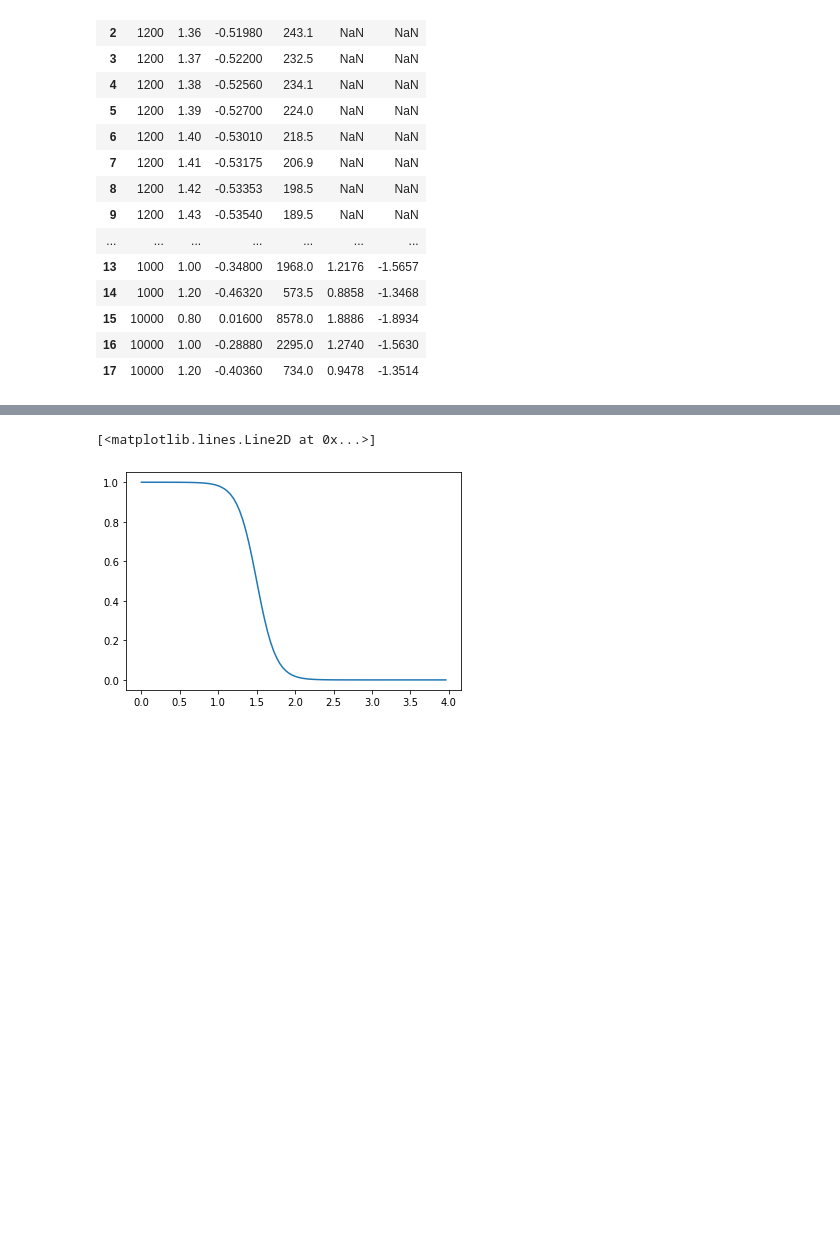
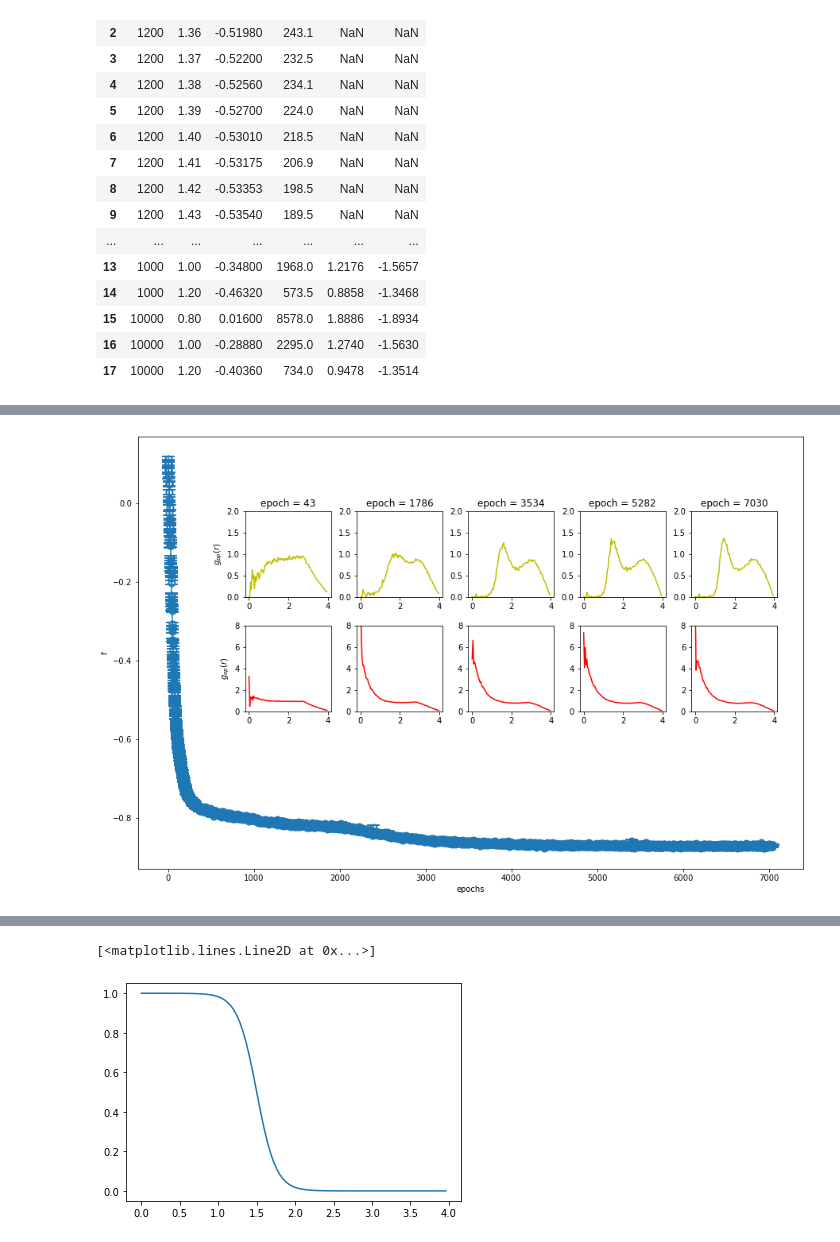
Before and after one commit to fermiflow/hydrogen, a Jupyter notebook: analysis/analysis.ipynb, the cells around one changed output, grey strips where cells are left out. Cells and saved outputs as stored; diff of their text form; code cells hidden in the pictures; blank space fills up the shorter version.

```diff
--- a/analysis/analysis.ipynb
+++ b/analysis/analysis.ipynb
@@ -201,0 +218,93 @@ ax2.legend()
+# %%
+files = [files[2]]
+# %%
+obs = 'f'
+markers = ['o', 's', 'D', '*', 'x', '^', '<', 'h', '>', 'd', 'X', 'v', 'h', '1']
+colors = ['C0', 'C1','C2', 'C3', 'C4', 'C6', 'C5', 'C7', 'C8', 'C9', 'C10', 'C11', 'C12', 'C13']
+
+
+fig = plt.figure(figsize=(15,10))
+ax = plt.gca()
+for f, marker, color in zip(files, markers, colors):
+    n, dim, rs, T, s, fd, fh1, fh2, wd, wh1, wh2, b, a, lr, decay, eta, maxnorm, Nf, clip, K, w = parse_filename(f)
+
+    print (f)
+    df = pd.read_csv(f, delimiter=r"\s+")
+    label = r'$n=%s,dim=%s,r_s=%s,T=%g,s=%s,fd=%s,fh_1=%s,fh_2=%s,wd=%s,wh_1=%s,wh_2=%s,Nf=%s,K=%s,b=%sx%s,lr=%s,decay=%s,eta=%s,nrm=%s,clip=%s, walkers=%s$'\
+                %(n,dim,rs,T,s,fd,fh1,fh2,wd,wh1,wh2,Nf,K,b,a,lr,decay,eta,maxnorm,clip,w)
+
+    if obs == 'vtot':
+        y = df['vpp'].values + df['vep'].values + df['vee'].values
+        yerr = np.sqrt(df['vpp_err'].values**2 + df['vep_err'].values**2 + df['vee_err'].values**2)
+    elif obs == 'etot':
+        y = df['e'].values + df['vpp'].values
+        yerr = np.sqrt(df['e_err'].values**2 + df['vpp_err'].values**2)
+    elif obs in ['acc_s', 'acc_x']:
+        y = df[obs].values
+        yerr = np.zeros_like(y)
+    else:
+        y, yerr = df[obs].values, df[obs+'_err'].values
+
+    ax.errorbar(df['epoch'].values, y, yerr=yerr,
+                 marker=marker, color=color,markerfacecolor='none',
+                 markeredgewidth=2, ms=8, capsize=8, label=label)
+
+    try:
+        ref_value = ref_df.query('(T==%g) & (rs==%g)'%(T, rs))[obs].values[0]
+        if obs in ['etot', 'k', 'vtot']: ref_value = 2*ref_value
+        plt.axhline(y=ref_value, color='r')
+
+    except KeyError or IndexError:
+        print ('no ref data')
+
+    #if obs == 'p': plt.ylim([100, 400])
+    #if obs in ['f', 'etot', 'e', 'vtot']: plt.ylim([1, 2])
+
+
+    path = os.path.dirname(f)
+    ckpt_files = [os.path.join(path, f) for f in os.listdir(path) if ('pkl' in f)]
+    ckpt_files = natural_sort(ckpt_files)
+    skips = len(ckpt_files)//4
+
+    for offset, ckpt_file in enumerate(ckpt_files[::skips]):
+        if ckpt_file is None: continue
+        print (ckpt_file)
+        data = load_data(ckpt_file)
+        epoch = int(re.search('epoch_([0-9]*).pkl', ckpt_file).group(1))
+
+        s, x = data['s'], data['x']
+
+        n, dim = x.shape[-2], x.shape[-1]
+        s = s.reshape(-1, n, dim)
+        x = x.reshape(-1, n, dim)
+
+        walkersize, batchsize = s.shape[0], x.shape[0]
+        if (walkersize != batchsize):
+            s = jnp.repeat(s, batchsize//walkersize, 0)
+
+
+        #rmesh, gr = get_gr(x, x)
+
+        rmesh, gr = get_gr(s, s)
+        left, bottom, width, height = [0.25+offset*0.13, 0.6, 0.1, 0.15]
+        inset = fig.add_axes([left, bottom, width, height])
+        inset.plot(rmesh, gr, 'y')
+        inset.set_ylim([0, 2])
+        plt.title(r'epoch = %g'%(epoch))
+        if offset ==0: inset.set_ylabel('$g_{pp}(r)$')
+
+        rmesh, gr = get_gr(s, x)
+        left, bottom, width, height = [0.25+offset*0.13, 0.4, 0.1, 0.15]
+        inset = fig.add_axes([left, bottom, width, height])
+        inset.plot(rmesh, gr, 'r')
+        inset.set_ylim([0, 8])
+        if offset ==0: inset.set_ylabel('$g_{ep}(r)$')
+
+
+ax.set_ylabel(obs)
+ax.set_xlabel('epochs')
+#plt.xlim([1, 1e5])
+#plt.xscale('log')
+#plt.legend(loc='best')
+#plt.ylim([-5, 5])
+# %% [output]
@@ -202,3 +319,4 @@ ax2.legend()
+[figure, added]
 # %%
 f = files[1]
 n, dim, rs, T, s, fd, fh1, fh2, wd, wh1, wh2, b, a, lr, decay, eta, maxnorm, Nf, clip, K = parse_filename(f)
```
Also changed, not shown: parts of 9 cells of this notebook.
